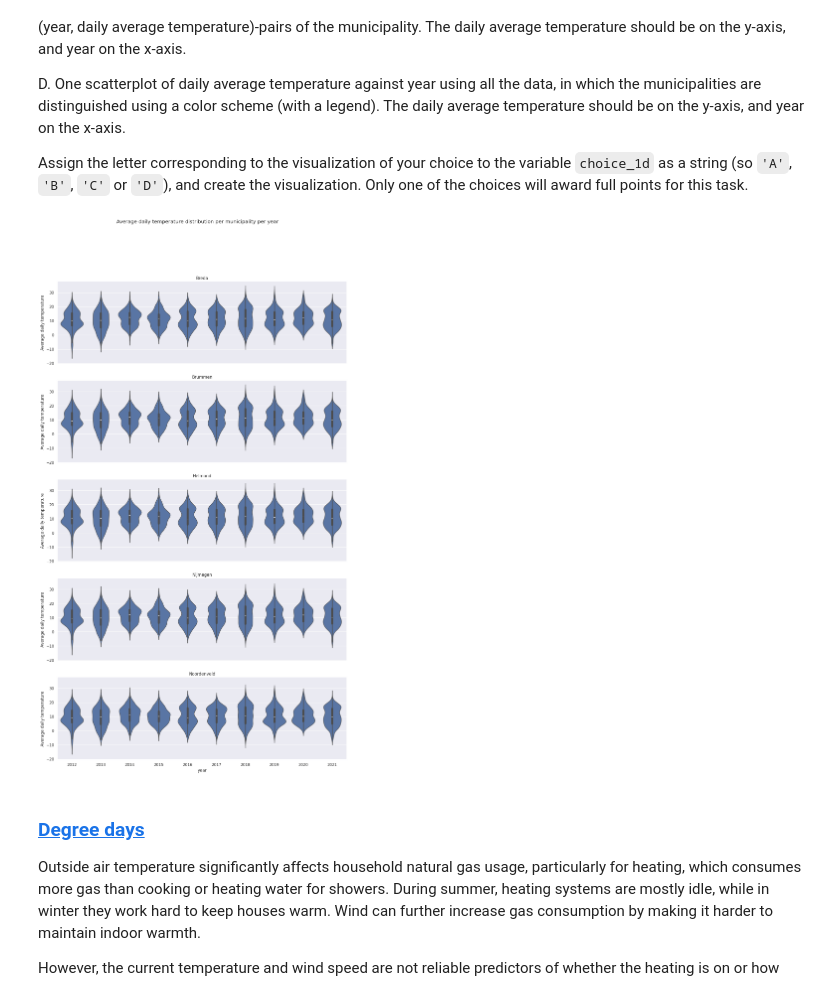
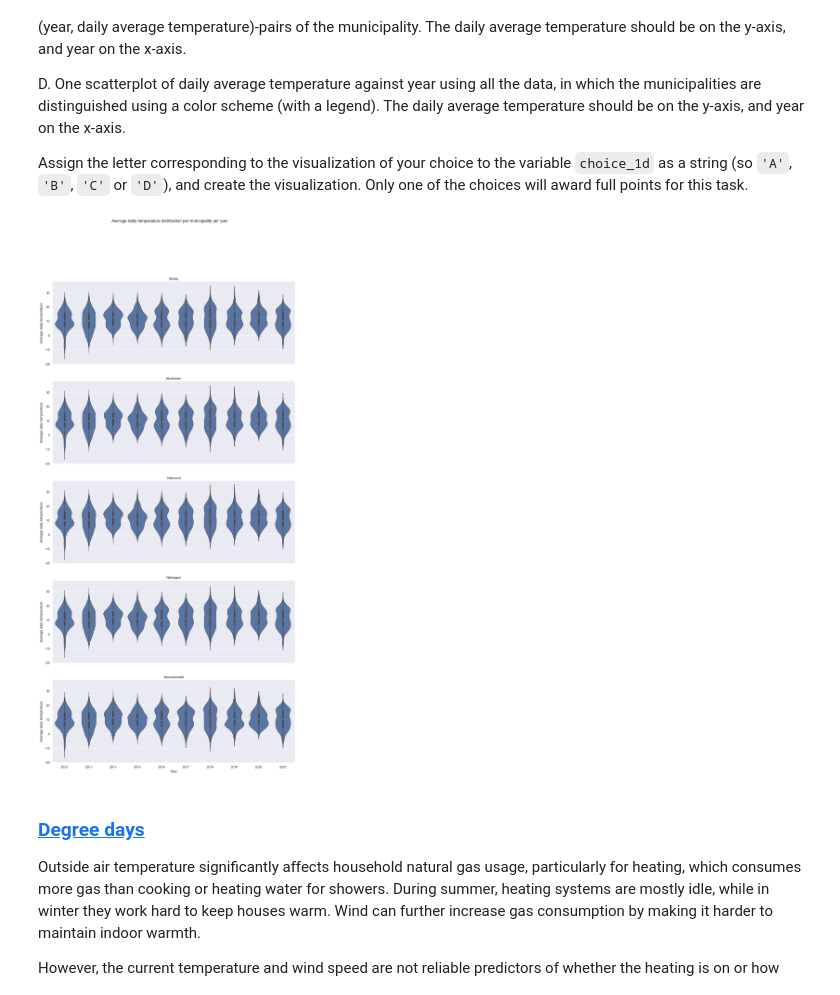
Before and after one commit to Modgen1/2IAB1, a Jupyter notebook: GA1/GA1-2076209.ipynb, the cells around one changed output. Drawn from its saved outputs; the diff is of its cells as text; code cells hidden in the pictures.

```diff
--- a/GA1/GA1-2076209.ipynb
+++ b/GA1/GA1-2076209.ipynb
@@ -530,7 +530,7 @@ Both variables should be lists of strings. The order in which you list house typ
 #// BEGIN_TODO [Personalization] (1 point)
 
 house_types = ['Apartment', 'Detached house']
-municipalities = ['Brummen', 'Noordenveld', 'Helmond', 'Nijmegen', 'Breda']
+municipalities = ['Breda', 'Brummen', 'Helmond', 'Nijmegen', 'Noordenveld']
 # %%
 #// END_TODO [Personalization]
 # %% [markdown]
@@ -979,0 +860,18 @@ plt.legend();
+# %%
+fig, ax = plt.subplots(nrows=1, ncols=2, squeeze=False, sharex=True, sharey=True, figsize=(15, 8))
+
+for house_index, house in enumerate(house_types):
+    for element in municipalities:
+        sns.lineplot(x=df_energy[(df_energy['housing_characteristics'] == house) &
+                                 (df_energy['municipality'] == element)]['year'],
+                     y=df_energy[(df_energy['housing_characteristics'] == house) &
+                                 (df_energy['municipality'] == element)]['rel_gas_consumption(%)'],
+                     ax=ax[0, house_index], label=element)
+        ax[0, house_index].set_xlabel('Year')
+
+ax[0, 0].set_title('Apartments')
+ax[0, 1].set_title('Detached houses')
+ax[0, 0].set_ylabel('Relative gas consumption per year, % from baseline')
+fig.suptitle('Relative gas consumption per year in apartments and detached houses from baseline')
+plt.ylim(0, 110)
+plt.legend();
@@ -1004,30 +904,21 @@ Only one of the choices will award full points for this task.
 # %%
 #// BEGIN_TODO [GA1_1d] (6 points)
 
 choice_1d = 'B'
-fig, ax = plt.subplots(nrows=5, ncols=1, squeeze=False, sharex=True, sharey=True, figsize=(15, 25))
+fig, ax = plt.subplots(nrows=5, ncols=1, squeeze=False, sharex=True, sharey=True, figsize=(15, 30))
 
-sns.violinplot(x=df_weather[df_weather['municipality'] == 'Breda']['year'], y=df_weather[df_weather['municipality'] == 'Breda']['temperature'], ax=ax[0, 0])
-sns.violinplot(x=df_weather[df_weather['municipality'] == 'Brummen']['year'], y=df_weather[df_weather['municipality'] == 'Brummen']['temperature'], ax=ax[1, 0])
-sns.violinplot(x=df_weather[df_weather['municipality'] == 'Helmond']['year'], y=df_weather[df_weather['municipality'] == 'Helmond']['temperature'], ax=ax[2, 0])
-sns.violinplot(x=df_weather[df_weather['municipality'] == 'Nijmegen']['year'], y=df_weather[df_weather['municipality'] == 'Nijmegen']['temperature'], ax=ax[3, 0])
-sns.violinplot(x=df_weather[df_weather['municipality'] == 'Noordenveld']['year'], y=df_weather[df_weather['municipality'] == 'Noordenveld']['temperature'], ax=ax[4, 0])
+for index, element in enumerate(municipalities):
+    sns.violinplot(
+        x=df_weather[df_weather['municipality'] == element]['year'],
+        y=df_weather[df_weather['municipality'] == element]['temperature'],
+        ax=ax[index, 0])
+    ax[index, 0].set_title(element)
+    ax[index, 0].set_ylabel('Average daily temperature')
 
-ax[0, 0].set_xlabel('Year')
-ax[0, 0].set_title('Breda')
-ax[0, 0].set_ylabel('Average daily temperature')
-ax[1, 0].set_title('Brummen')
-ax[1, 0].set_ylabel('Average daily temperature')
-ax[2, 0].set_title('Helmond')
-ax[2, 0].set_ylabel('Average daily temperature')
-ax[3, 0].set_title('Nijmegen')
-ax[3, 0].set_ylabel('Average daily temperature')
-ax[4, 0].set_title('Noordenveld')
-ax[4, 0].set_ylabel('Average daily temperature')
-
+ax[4, 0].set_xlabel('Year')
 fig.suptitle('Average daily temperature distribution per municipality per year');
 # %% [output]
-[figure, old version]
+[figure, new version]
 # %%
 #// END_TODO [GA1_1d]
 # %% [markdown]
```
Also changed, not shown: parts of 20 cells of this notebook.
